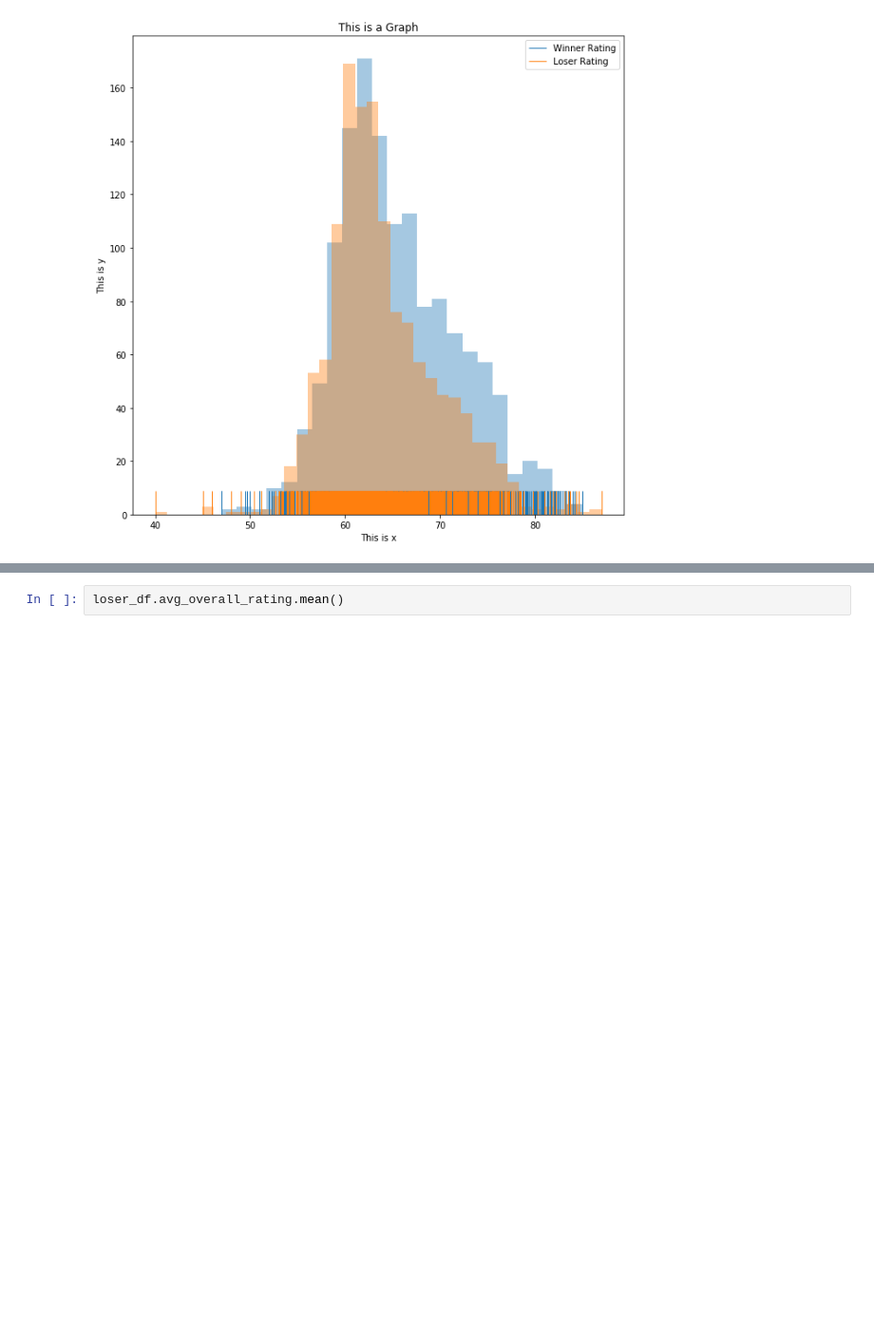
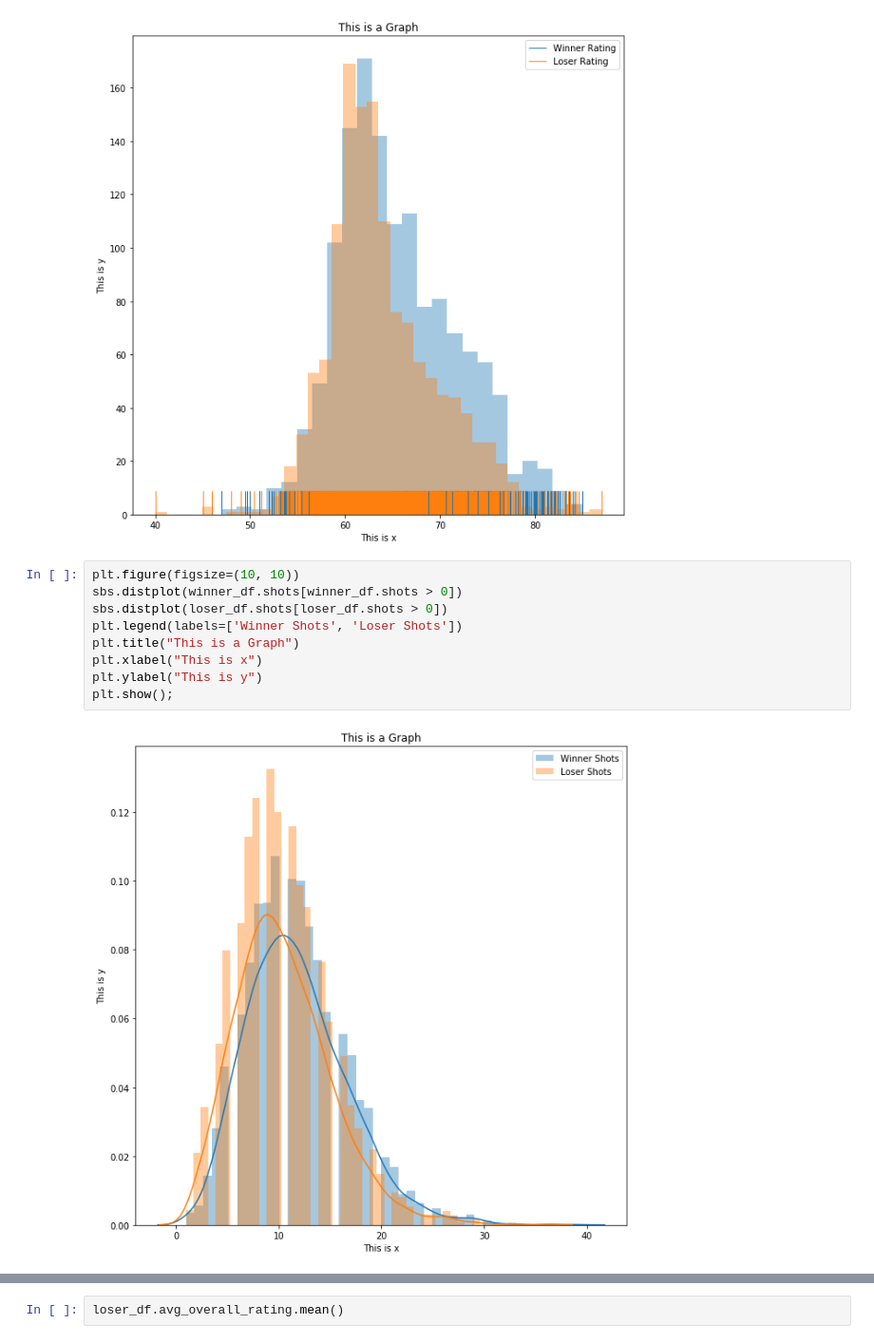
Before and after one commit to BeRT2me/soccer_investigation, a Jupyter notebook: investigate-a-dataset-soccer.ipynb, the cells around one changed output, grey strips where cells are left out. Shown: that part at 95% size. Saved outputs shown, nothing was run; the diff lists cells and outputs as text; blank space fills up the shorter version.

```diff
--- a/investigate-a-dataset-soccer.ipynb
+++ b/investigate-a-dataset-soccer.ipynb
@@ -219,3 +313,14 @@ plt.ylabel("This is y")
 plt.show();
 # %% [output]
 [figure]
+# %%
+plt.figure(figsize=(10, 10))
+sbs.distplot(winner_df.shots[winner_df.shots > 0])
+sbs.distplot(loser_df.shots[loser_df.shots > 0])
+plt.legend(labels=['Winner Shots', 'Loser Shots'])
+plt.title("This is a Graph")
+plt.xlabel("This is x")
+plt.ylabel("This is y")
+plt.show();
+# %% [output]
+[figure, added]
```
Also changed, not shown: parts of 36 cells of this notebook, 2 other files.
